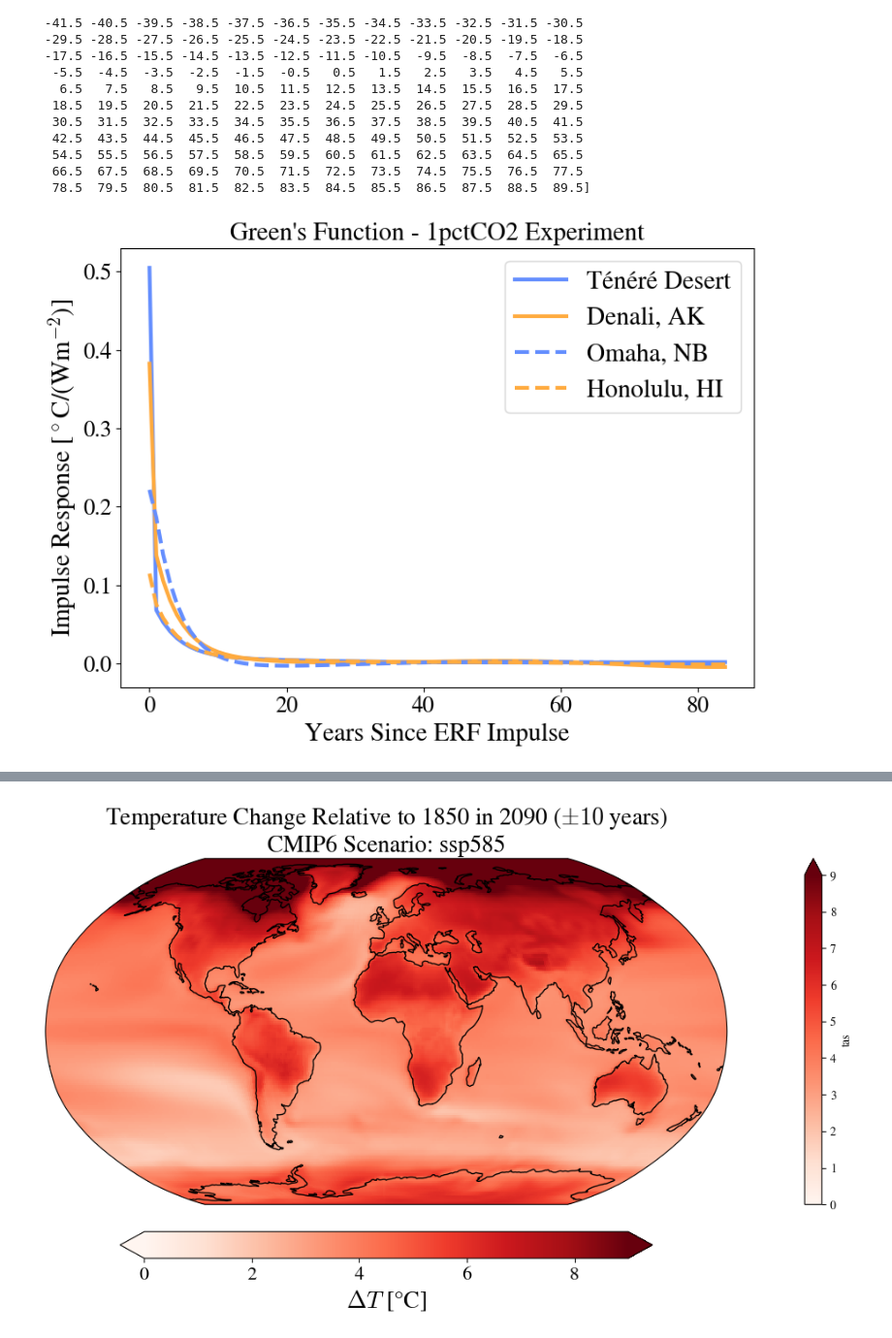
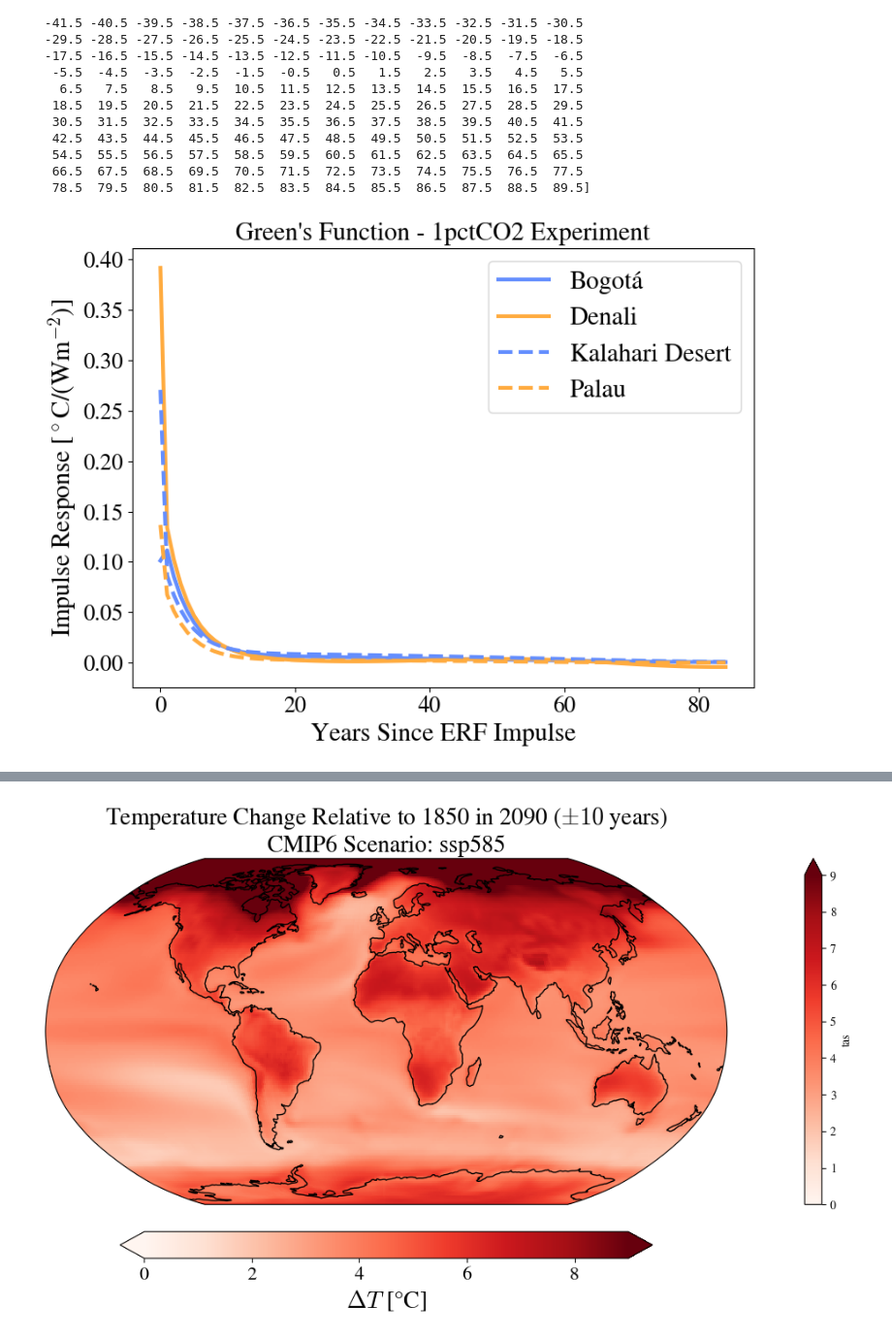
Before and after one commit to cbwomack/ERF_Greens, a Jupyter notebook: ERF_Emulator/3_paper_plots.ipynb, the cells around one changed output, grey strips where cells are left out. Shown at 97% size. Drawn from its saved outputs; the diff is of its cells as text; code cells hidden in the pictures.

```diff
--- a/ERF_Emulator/3_paper_plots.ipynb
+++ b/ERF_Emulator/3_paper_plots.ipynb
@@ -270,7 +270,16 @@ def calc_area_error(truth_path, emulator_path, start_year, end_year):
 
     # For each grid point, calculate % error from truth
     pct_error_spatial = np.divide(np.subtract(emulator,truth['tas']),truth['tas']).mean(dim = 's')
+
+    # We have a few grid cells bugged in ssp126 when performing this operation, that varies between the short and long term; can't figure out why
+    if 'ssp126' in truth_path and '1pctCO2' in emulator_path and start_year == 2040:
+        pct_error_spatial.loc[{'lat': -62.5, 'lon': 153}] = np.nan
+    elif 'ssp126' in truth_path and '1pctCO2' in emulator_path and start_year == 2080:
+        pct_error_spatial = pct_error_spatial.where(pct > -10, np.nan)
+        pct_error_spatial = pct_error_spatial.where(pct < 10, np.nan)
+
     pct_error_stacked = pct_error_spatial.stack(allpoints=['lat','lon'])
+
 
     mn = pct_error_spatial.weighted(A).mean(dim = ['lat','lon'])
     std = pct_error_spatial.weighted(A).std(dim = ['lat','lon'])
@@ -415,12 +421,12 @@ A = ERFutils.A
 
 conv_id = ['1pctCO2']
 train_id = ['1pctCO2']
-'''
+
 area_pct_short_conv, area_pct_long_conv = {}, {}
 area_pct_short_patt, area_pct_long_patt = {}, {}
 bins_short_conv, bins_long_conv = {}, {}
 bins_short_patt, bins_long_patt = {}, {}
-'''
+
 color1 = '#648efe'
 color2 = '#FFAB3F'
 
@@ -428,7 +434,7 @@ save = True
 
 for train in train_id:
     for conv in conv_id:
-        '''
+
         truth_path = f'{output_path}tas/tas_CMIP_{conv}_all_ds.nc4'
         emulator_path_conv = f'{output_path}Spatial Results/res_conv_spatial_{train}_{conv}_all_ds.nc4'
         emulator_path_patt = f'{output_path}Spatial Results/res_pattern_spatial_{train}_{conv}_all_ds.nc4'
@@ -459,7 +465,7 @@ for train in train_id:
 
         print(f'PS: Short Term - Predictor: {train}, Target: {conv}, mean: {round(float(mn_short_patt.tas.values),4)}, std: {round(float(std_short_patt.tas.values),4)}, max: {round(float(max(area_pct_short_patt[conv])),4)}')
         print(f'PS: Long Term - Predictor: {train}, Target: {conv}, mean: {round(float(mn_long_patt.tas.values),4)}, std: {round(float(std_long_patt.tas.values),4)}, max: {round(float(max(area_pct_long_patt[conv])),4)}')
-        '''
+
     max_s_l_conv = max(float(max(area_pct_short_conv[conv])),float(max(area_pct_long_conv[conv])))
     max_s_l_patt = max(float(max(area_pct_short_patt[conv])),float(max(area_pct_long_patt[conv])))
     max_max = max(max_s_l_conv, max_s_l_patt)
@@ -474,7 +480,7 @@ for train in train_id:
         ax2.stairs(area_pct_long_patt[conv], bins_long_patt[conv], label = f'Pattern Scaling', linewidth = 3, color=color2)
 
 
-    ax1.set_title(f'Mid-Century',fontsize=20)
+    ax1.set_title(f'Mid-Century Statistics',fontsize=20)
     ax1.set_ylim(0,max_max*1.05)
     ax1.set_yticks(ticks = [0.0,0.1,0.2,0.3,0.4,0.5],labels = ['0%','10%','20%','30%','40%','50%'])
     ax1.set_xticks(ticks = [-0.25,-0.125,0,0.125,0.25],labels = ['-25%','-12.5%','0%','12.5%','25%'])
@@ -482,7 +488,7 @@ for train in train_id:
     ax1.tick_params(axis='both', which='major', labelsize=18)
 
     ax2.set_xticks(ticks = [-0.25,-0.125,0,0.125,0.25],labels = ['-25%','-12.5%','0%','12.5%','25%'])
-    ax2.set_title(f'End-of-Century',fontsize=20)
+    ax2.set_title(f'End-of-Century Statistics',fontsize=20)
     ax2.legend(fontsize=16)
     ax2.tick_params(axis='both', which='major', labelsize=18)
 
@@ -492,4 +498,4 @@ for train in train_id:
     fig.supylabel('Coverage (Earth\'s Surface Area)',fontsize=20,x=0.0)
 
     if save:
-        plt.savefig(f'{figure_path}area_comp_conv_patt_loess_{train}_{conv}_v2.pdf', bbox_inches = 'tight', dpi = 350)
+        plt.savefig(f'{figure_path}area_comp_conv_patt_loess_{train}_{conv}_v3.pdf', bbox_inches = 'tight', dpi = 350)
@@ -594,40 +598,44 @@ G_ds = G_ds.sel(year  = slice(0,84))
 
 fig, ax = plt.subplots(figsize = [8,6])
 
+lats = [3.5, 63.5, -20.5, 7.5]
+lons = [287, 210, 21, 134]
+locs = ['Bogotá','Denali','Kalahari Desert','Palau']
+
 if True:
     #ax.plot(G_ds.weighted(A).mean(dim = ['lat','lon']).values, label = train, linewidth=3, color=color1)
-    ax.plot(G_ds.sel(lat = 20.5, lon = 10).values, linewidth=3, color=color1, label='Ténéré Desert')
-    ax.plot(G_ds.sel(lat = 63.5, lon = 209).values, linewidth=3, color=color2, label='Denali, AK')
-    ax.plot(G_ds.sel(lat = 41.5, lon = 264).values, linestyle='--',linewidth=3, color=color1, label='Omaha, NB')
-    ax.plot(G_ds.sel(lat = 21.5, lon = 202).values, linestyle='--',linewidth=3, color=color2, label='Honolulu, HI')
+    ax.plot(G_ds.sel(lat = lats[0], lon = lons[0]).values, linewidth=3, color=color1, label=locs[0])
+    ax.plot(G_ds.sel(lat = lats[1], lon = lons[1]).values, linewidth=3, color=color2, label=locs[1])
+    ax.plot(G_ds.sel(lat = lats[2], lon = lons[2]).values, linestyle='--',linewidth=3, color=color1, label=locs[2])
+    ax.plot(G_ds.sel(lat = lats[3], lon = lons[3]).values, linestyle='--',linewidth=3, color=color2, label=locs[3])
     ax.set_title(f'Green\'s Function - {train} Experiment',fontsize=20)
     ax.tick_params(axis='both', which='major', labelsize=18)
 
     ax.set_xlabel('Years Since ERF Impulse',fontsize=20)
     ax.set_ylabel('Impulse Response [$^\circ$C/(Wm$^{-2}$)]',fontsize=20)
     ax.legend(fontsize=20)
 
 if False:
     ax2 = ax.twinx()
     ax.plot(ERF.ERF.values, label = 'ERF', linewidth=3, color=color1)
     ax2.plot(tas_glob_mean.tas.values, label = '$\Delta T$', linewidth=3, color=color2)
     ax.set_title(f'Climate Variables - {train} Experiment',fontsize=20)
     ax.tick_params(axis='both', which='major', labelsize=18)
     ax2.tick_params(axis='both', which='major', labelsize=18)
 
     ax.set_xlabel('Year',fontsize=20)
     ax.set_ylabel('ERF [Wm$^{-2}$]',fontsize=20)
     ax2.set_ylabel('$\Delta T$ [$^\circ$C]',fontsize=20)
 
     lines, labels = ax.get_legend_handles_labels()
     lines2, labels2 = ax2.get_legend_handles_labels()
     ax2.legend(lines + lines2, labels + labels2, loc='upper left',fontsize=20)
 
 
 fig.tight_layout()
 
 if save:
-    plt.savefig(f'{figure_path}cities_{train}_v1.pdf', bbox_inches = 'tight', dpi = 350)
+    plt.savefig(f'{figure_path}cities_{train}_v2.pdf', bbox_inches = 'tight', dpi = 350)
     #plt.savefig(f'{figure_path}climvars_{train}_loess_v2.pdf', bbox_inches = 'tight', dpi = 350)
 # %% [output]
-[figure, old version]
+[figure, new version]
```
Also changed, not shown: parts of 5 cells of this notebook, 5 other files.
